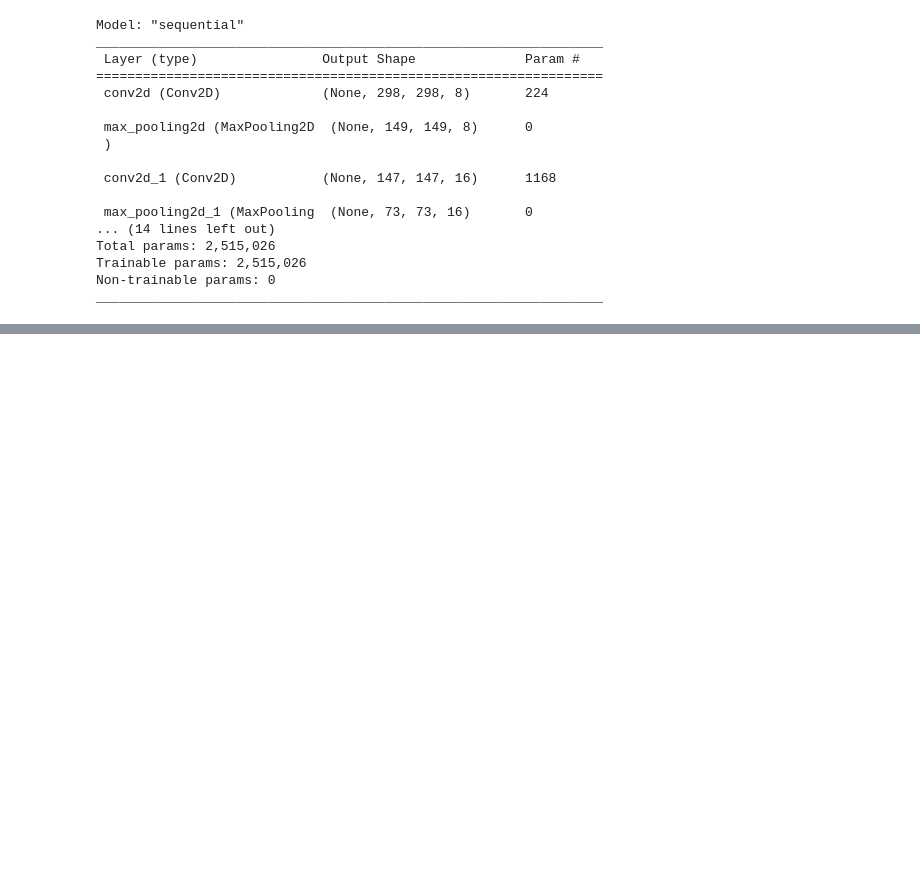
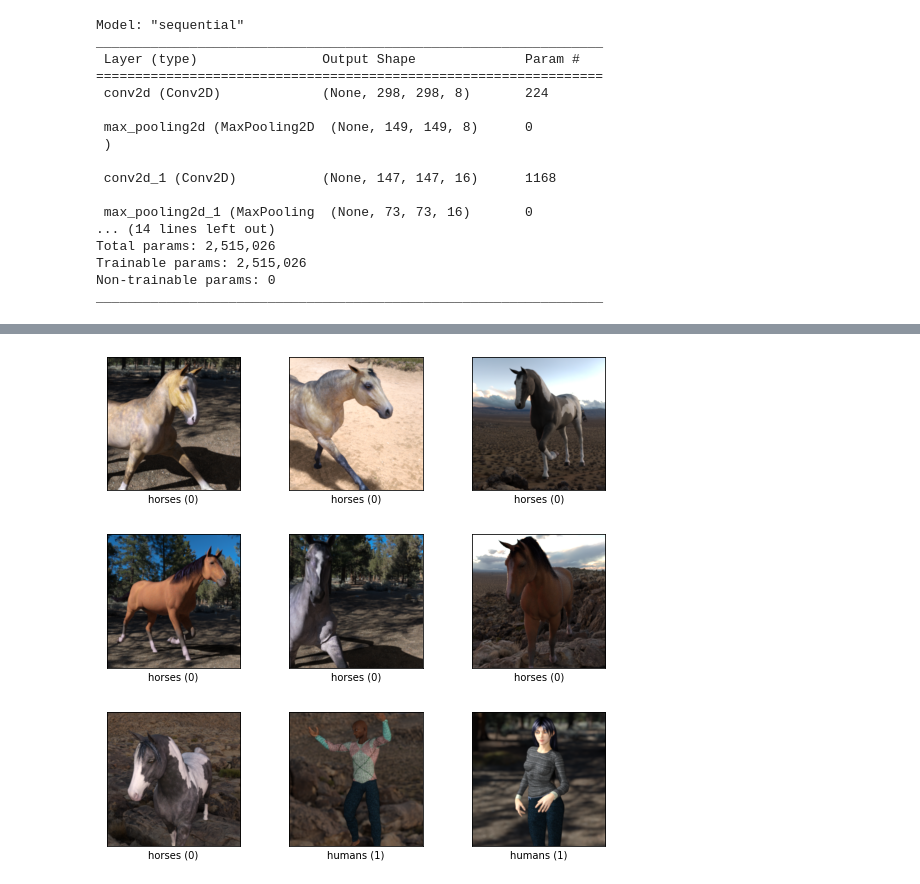
Before and after one commit to ThaCaper/MLExamProject, a Jupyter notebook: HorseOrHuman.ipynb, the cells around one changed output, grey strips where cells are left out. Cells and saved outputs as stored; diff of their text form; code cells hidden in the pictures; blank space fills up the shorter version.

```diff
--- a/HorseOrHuman.ipynb
+++ b/HorseOrHuman.ipynb
@@ -86,0 +89,6 @@ plt.show()
+# %%
+ds, info = tfds.load('horses_or_humans', split='train', with_info=True)
+
+fig = tfds.show_examples(ds, info)
+# %% [output]
+[figure, added]
```
Also changed, not shown: parts of 12 cells of this notebook, 3 other files.
